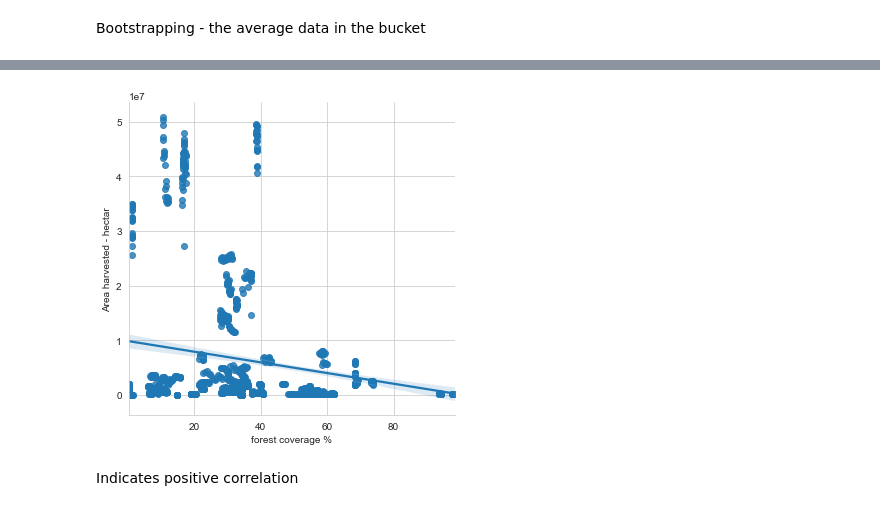
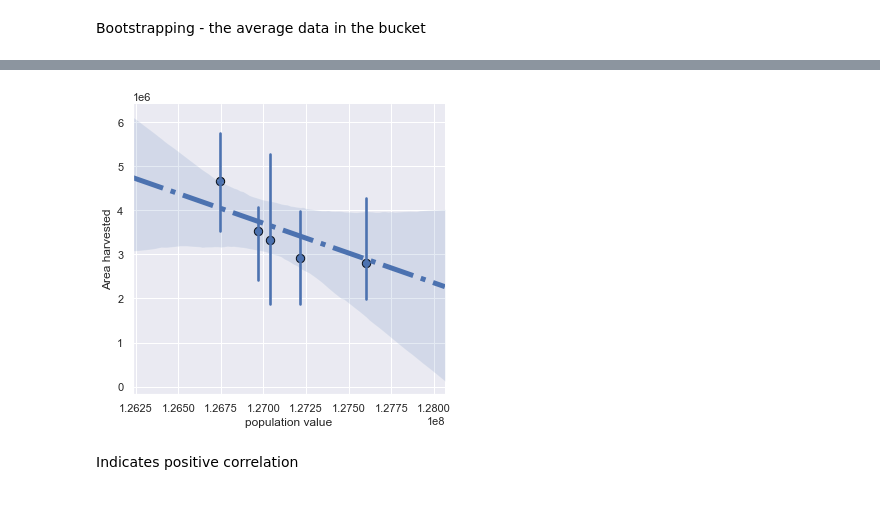
Before and after one commit to BoSuto/Specialist-Certificate-in-Data-Analytics-Essential-Jan-2023, a Jupyter notebook: Project_May_2023.ipynb, the cells around one changed output, grey strips where cells are left out. Drawn from its saved outputs; the diff is of its cells as text; code cells hidden in the pictures.

```diff
--- a/Project_May_2023.ipynb
+++ b/Project_May_2023.ipynb
@@ -676,8 +677,8 @@ plt.show()
 # %%
-sns.lmplot(x='forest coverage',y='Area harvested',data = final_df_filtered)
-plt.xlabel('forest coverage %')
-plt.ylabel('Area harvested - hectar')
+sns.lmplot(x='population value',y='Area harvested', scatter_kws={'s':70, 'edgecolor':'black'}, line_kws={'lw':5, 'ls':'-.'},data = final_df_filtered[final_df_filtered.country_name=='Japan'],x_bins=5)
+plt.xlabel('population value')
+plt.ylabel('Area harvested')
 
 plt.show()
 # %% [output]
-[figure, old version]
+[figure, new version]
```
Also changed, not shown: parts of 17 cells of this notebook.
